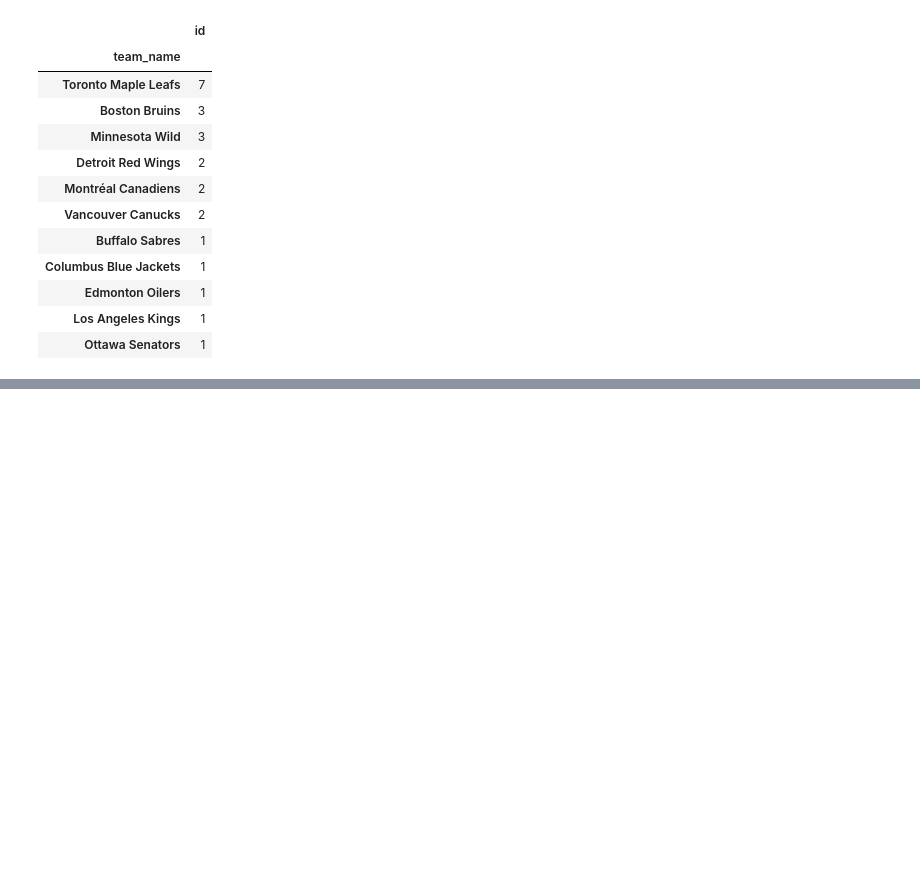
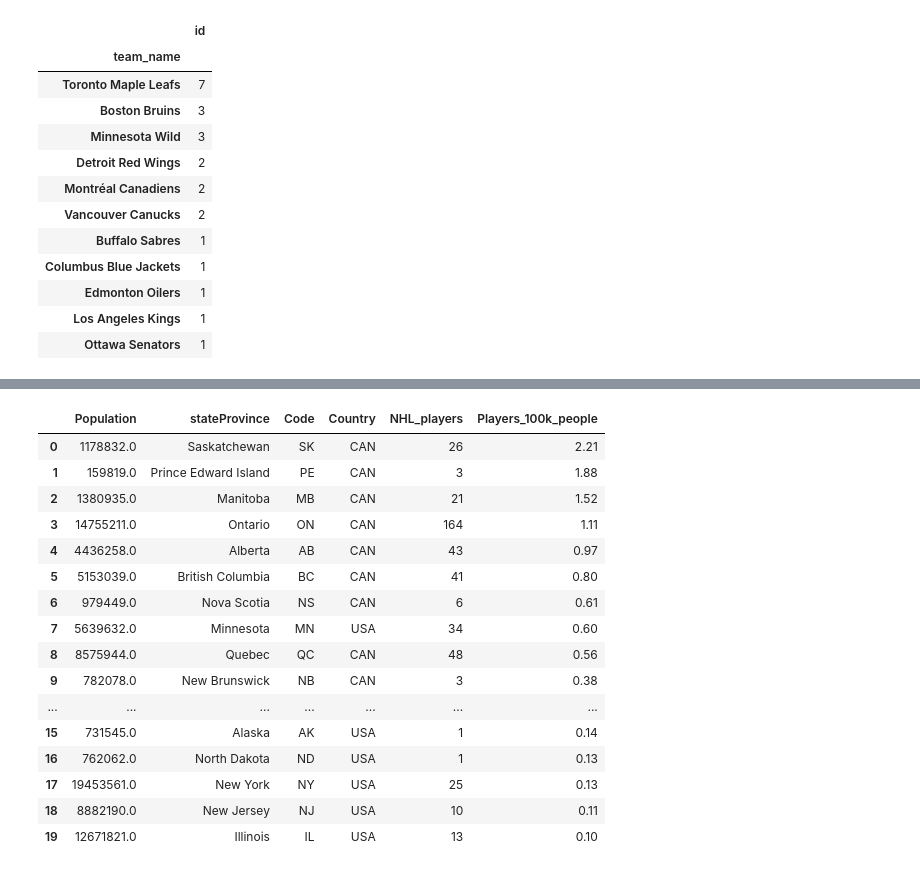
Before and after one commit to gregfeliu/Birthplace_Analysis_of_NHL_Players, a Jupyter notebook: notebooks/5.Analysis.ipynb, the cells around one changed output, grey strips where cells are left out. Saved outputs shown, nothing was run; the diff lists cells and outputs as text; code cells hidden in the pictures; blank space fills up the shorter version.

```diff
--- a/notebooks/5.Analysis.ipynb
+++ b/notebooks/5.Analysis.ipynb
@@ -204,0 +337,20 @@ very_close_groupby.sort_values(by='id', ascending=False)
+# %%
+top20_us_can_player_pop_df
+# %% [output]
+|  | Population | stateProvince | Code | Country | NHL_players | Players_100k_people |
+| 0 | 1178832.0 | Saskatchewan | SK | CAN | 26 | 2.21 |
+| 1 | 159819.0 | Prince Edward Island | PE | CAN | 3 | 1.88 |
+| 2 | 1380935.0 | Manitoba | MB | CAN | 21 | 1.52 |
+| 3 | 14755211.0 | Ontario | ON | CAN | 164 | 1.11 |
+| 4 | 4436258.0 | Alberta | AB | CAN | 43 | 0.97 |
+| 5 | 5153039.0 | British Columbia | BC | CAN | 41 | 0.80 |
+| 6 | 979449.0 | Nova Scotia | NS | CAN | 6 | 0.61 |
+| 7 | 5639632.0 | Minnesota | MN | USA | 34 | 0.60 |
+| 8 | 8575944.0 | Quebec | QC | CAN | 48 | 0.56 |
+| 9 | 782078.0 | New Brunswick | NB | CAN | 3 | 0.38 |
+| ... | ... | ... | ... | ... | ... | ... |
+| 15 | 731545.0 | Alaska | AK | USA | 1 | 0.14 |
+| 16 | 762062.0 | North Dakota | ND | USA | 1 | 0.13 |
+| 17 | 19453561.0 | New York | NY | USA | 25 | 0.13 |
+| 18 | 8882190.0 | New Jersey | NJ | USA | 10 | 0.11 |
+| 19 | 12671821.0 | Illinois | IL | USA | 13 | 0.10 |
```
Also changed, not shown: parts of 33 cells of this notebook, 1 other file.
